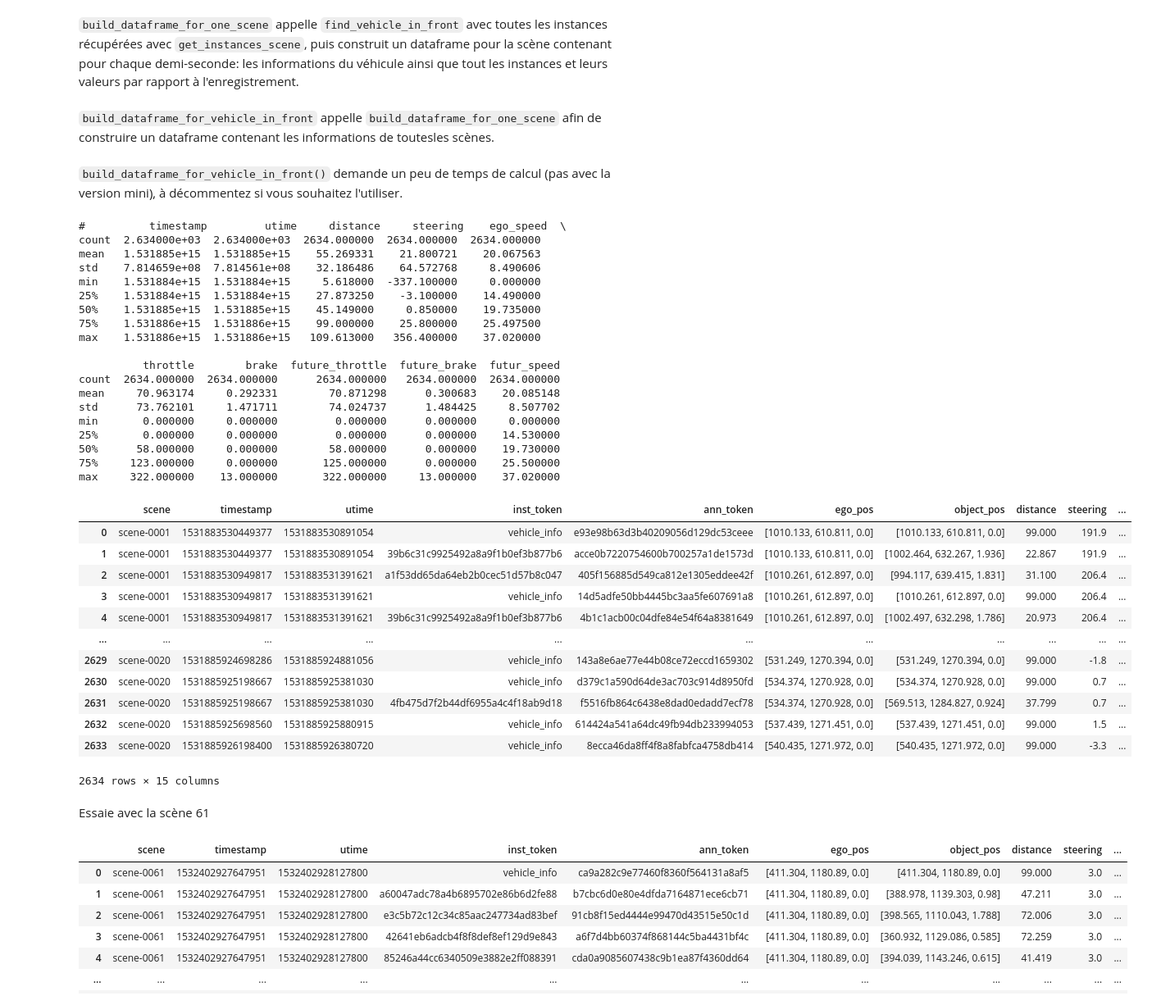
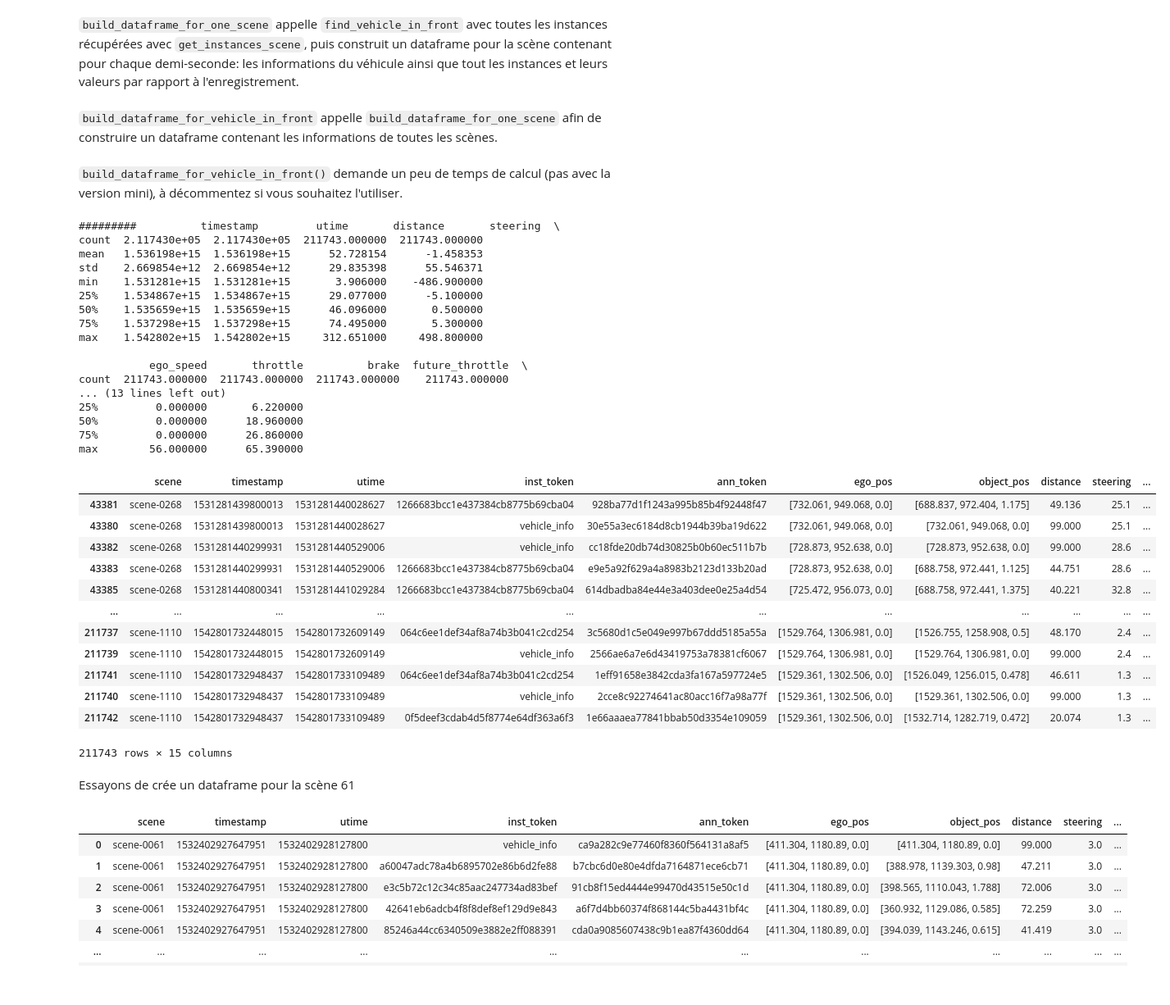
Before and after one commit to AlexandreFiche/machine_learning_for_autonomous_driving, a Jupyter notebook: nuscenes_prediction_acceleration_freinage.ipynb, the cells around one changed output. Shown: that part at 82% size. Cells and saved outputs as stored; diff of their text form; code cells hidden in the pictures.

```diff
--- a/nuscenes_prediction_acceleration_freinage.ipynb
+++ b/nuscenes_prediction_acceleration_freinage.ipynb
@@ -71,5 +77,5 @@ On regarde ce qu'il y a dans le dernier token de la scène. On peut voir les dif
 # %%
-sample = nusc.get('sample',scene_test['last_sample_token'])
+sample = nusc.get('sample',scene_test['first_sample_token'])
 ann = sample['anns'][1]
 ann_meta = nusc.get('sample_annotation', ann)
 #nusc.list_sample(sample['token'])
@@ -98,7 +104,7 @@ On liste les diffétentes annotations qui sont des véhicules, et on fait un ren
 liste_vehicle = []
 for at in sample['anns']:
     meta_data = nusc.get('sample_annotation',at)
-    if meta_data['category_name'] == 'vehicle.car':
+    if  'vehicle' in meta_data['category_name']:
         liste_vehicle += [meta_data]
         print(meta_data,'\n')
 nusc.render_annotation("bc3180b07f8e4a728f504ded654df56f")
@@ -324,7 +337,7 @@ def build_dataframe_for_one_scene(s,affichage):
             list_rows += res
     return pd.DataFrame.from_dict(list_rows).sort_values(by='timestamp').reset_index(drop=True)
 # %% [markdown]
-`build_dataframe_for_vehicle_in_front` appelle `build_dataframe_for_one_scene` afin de construire un dataframe contenant les informations de toutesles scènes.
+`build_dataframe_for_vehicle_in_front` appelle `build_dataframe_for_one_scene` afin de construire un dataframe contenant les informations de toutes les scènes.
 # %%
 # Renvoie un dataframe contenant les données de toutes les instances de toutes les scenes
 def build_dataframe_for_vehicle_in_front():
@@ -332,7 +345,7 @@ def build_dataframe_for_vehicle_in_front():
     list_rows = []
     first = True
     i = 0
-    for s in scenes[:20]:
+    for s in scenes:
         if s['name'] not in blacklist and s['name']  not in ["scene-0003","scene-0419"]:
             #print(s['name'])
             if i % 100 == 0:
@@ -349,45 +362,43 @@ def build_dataframe_for_vehicle_in_front():
 # %% [markdown]
 `build_dataframe_for_vehicle_in_front()` demande un peu de temps de calcul (pas avec la version mini), à décommentez si vous souhaitez l'utiliser.
 # %%
-#df_vehicle = build_dataframe_for_vehicle_in_front()
-#df_vehicle = df_vehicle.sort_values(by=['timestamp'])
-#display(df_vehicle)
-#df_vehicle.to_csv(path_or_buf="./data/vehicle_data1707.csv",index=False)
+df_vehicle = build_dataframe_for_vehicle_in_front()
+df_vehicle = df_vehicle.sort_values(by=['timestamp'])
+display(df_vehicle)
+df_vehicle.to_csv(path_or_buf="./data/vehicle_data2407_final_test.csv",index=False)
 # %% [output]
-#          timestamp         utime     distance     steering    ego_speed  \
-count  2.634000e+03  2.634000e+03  2634.000000  2634.000000  2634.000000
-mean   1.531885e+15  1.531885e+15    55.269331    21.800721    20.067563
-std    7.814659e+08  7.814561e+08    32.186486    64.572768     8.490606
-min    1.531884e+15  1.531884e+15     5.618000  -337.100000     0.000000
-25%    1.531884e+15  1.531884e+15    27.873250    -3.100000    14.490000
-50%    1.531885e+15  1.531885e+15    45.149000     0.850000    19.735000
-75%    1.531886e+15  1.531886e+15    99.000000    25.800000    25.497500
-max    1.531886e+15  1.531886e+15   109.613000   356.400000    37.020000
+#########          timestamp         utime       distance       steering  \
+count  2.117430e+05  2.117430e+05  211743.000000  211743.000000
+mean   1.536198e+15  1.536198e+15      52.728154      -1.458353
+std    2.669854e+12  2.669854e+12      29.835398      55.546371
+min    1.531281e+15  1.531281e+15       3.906000    -486.900000
+25%    1.534867e+15  1.534867e+15      29.077000      -5.100000
+50%    1.535659e+15  1.535659e+15      46.096000       0.500000
+75%    1.537298e+15  1.537298e+15      74.495000       5.300000
+max    1.542802e+15  1.542802e+15     312.651000     498.800000
 
-          throttle        brake  future_throttle  future_brake  futur_speed
-count  2634.000000  2634.000000      2634.000000   2634.000000  2634.000000
-mean     70.963174     0.292331        70.871298      0.300683    20.085148
-std      73.762101     1.471711        74.024737      1.484425     8.507702
-min       0.000000     0.000000         0.000000      0.000000     0.000000
-25%       0.000000     0.000000         0.000000      0.000000    14.530000
-50%      58.000000     0.000000        58.000000      0.000000    19.730000
-75%     123.000000     0.000000       125.000000      0.000000    25.500000
-max     322.000000    13.000000       322.000000     13.000000    37.020000
+           ego_speed       throttle          brake  future_throttle  \
+count  211743.000000  211743.000000  211743.000000    211743.000000
+... (13 lines left out)
+25%         0.000000       6.220000
+50%         0.000000      18.960000
+75%         0.000000      26.860000
+max        56.000000      65.390000
 |  | scene | timestamp | utime | inst_token | ann_token | ego_pos | object_pos | distance | steering | ... |
-| 0 | scene-0001 | 1531883530449377 | 1531883530891054 | vehicle_info | e93e98b63d3b40209056d129dc53ceee | [1010.133, 610.811, 0.0] | [1010.133, 610.811, 0.0] | 99.000 | 191.9 | ... |
-| 1 | scene-0001 | 1531883530449377 | 1531883530891054 | 39b6c31c9925492a8a9f1b0ef3b877b6 | acce0b7220754600b700257a1de1573d | [1010.133, 610.811, 0.0] | [1002.464, 632.267, 1.936] | 22.867 | 191.9 | ... |
-| 2 | scene-0001 | 1531883530949817 | 1531883531391621 | a1f53dd65da64eb2b0cec51d57b8c047 | 405f156885d549ca812e1305eddee42f | [1010.261, 612.897, 0.0] | [994.117, 639.415, 1.831] | 31.100 | 206.4 | ... |
-| 3 | scene-0001 | 1531883530949817 | 1531883531391621 | vehicle_info | 14d5adfe50bb4445bc3aa5fe607691a8 | [1010.261, 612.897, 0.0] | [1010.261, 612.897, 0.0] | 99.000 | 206.4 | ... |
-| 4 | scene-0001 | 1531883530949817 | 1531883531391621 | 39b6c31c9925492a8a9f1b0ef3b877b6 | 4b1c1acb00c04dfe84e54f64a8381649 | [1010.261, 612.897, 0.0] | [1002.497, 632.298, 1.786] | 20.973 | 206.4 | ... |
+| 43381 | scene-0268 | 1531281439800013 | 1531281440028627 | 1266683bcc1e437384cb8775b69cba04 | 928ba77d1f1243a995b85b4f92448f47 | [732.061, 949.068, 0.0] | [688.837, 972.404, 1.175] | 49.136 | 25.1 | ... |
+| 43380 | scene-0268 | 1531281439800013 | 1531281440028627 | vehicle_info | 30e55a3ec6184d8cb1944b39ba19d622 | [732.061, 949.068, 0.0] | [732.061, 949.068, 0.0] | 99.000 | 25.1 | ... |
+| 43382 | scene-0268 | 1531281440299931 | 1531281440529006 | vehicle_info | cc18fde20db74d30825b0b60ec511b7b | [728.873, 952.638, 0.0] | [728.873, 952.638, 0.0] | 99.000 | 28.6 | ... |
+| 43383 | scene-0268 | 1531281440299931 | 1531281440529006 | 1266683bcc1e437384cb8775b69cba04 | e9e5a92f629a4a8983b2123d133b20ad | [728.873, 952.638, 0.0] | [688.758, 972.441, 1.125] | 44.751 | 28.6 | ... |
+| 43385 | scene-0268 | 1531281440800341 | 1531281441029284 | 1266683bcc1e437384cb8775b69cba04 | 614dbadba84e44e3a403dee0e25a4d54 | [725.472, 956.073, 0.0] | [688.758, 972.441, 1.375] | 40.221 | 32.8 | ... |
 | ... | ... | ... | ... | ... | ... | ... | ... | ... | ... | ... |
-| 2629 | scene-0020 | 1531885924698286 | 1531885924881056 | vehicle_info | 143a8e6ae77e44b08ce72eccd1659302 | [531.249, 1270.394, 0.0] | [531.249, 1270.394, 0.0] | 99.000 | -1.8 | ... |
-| 2630 | scene-0020 | 1531885925198667 | 1531885925381030 | vehicle_info | d379c1a590d64de3ac703c914d8950fd | [534.374, 1270.928, 0.0] | [534.374, 1270.928, 0.0] | 99.000 | 0.7 | ... |
-| 2631 | scene-0020 | 1531885925198667 | 1531885925381030 | 4fb475d7f2b44df6955a4c4f18ab9d18 | f5516fb864c6438e8dad0edadd7ecf78 | [534.374, 1270.928, 0.0] | [569.513, 1284.827, 0.924] | 37.799 | 0.7 | ... |
-| 2632 | scene-0020 | 1531885925698560 | 1531885925880915 | vehicle_info | 614424a541a64dc49fb94db233994053 | [537.439, 1271.451, 0.0] | [537.439, 1271.451, 0.0] | 99.000 | 1.5 | ... |
-| 2633 | scene-0020 | 1531885926198400 | 1531885926380720 | vehicle_info | 8ecca46da8ff4f8a8fabfca4758db414 | [540.435, 1271.972, 0.0] | [540.435, 1271.972, 0.0] | 99.000 | -3.3 | ... |
+| 211737 | scene-1110 | 1542801732448015 | 1542801732609149 | 064c6ee1def34af8a74b3b041c2cd254 | 3c5680d1c5e049e997b67ddd5185a55a | [1529.764, 1306.981, 0.0] | [1526.755, 1258.908, 0.5] | 48.170 | 2.4 | ... |
+| 211739 | scene-1110 | 1542801732448015 | 1542801732609149 | vehicle_info | 2566ae6a7e6d43419753a78381cf6067 | [1529.764, 1306.981, 0.0] | [1529.764, 1306.981, 0.0] | 99.000 | 2.4 | ... |
+| 211741 | scene-1110 | 1542801732948437 | 1542801733109489 | 064c6ee1def34af8a74b3b041c2cd254 | 1eff91658e3842cda3fa167a597724e5 | [1529.361, 1302.506, 0.0] | [1526.049, 1256.015, 0.478] | 46.611 | 1.3 | ... |
+| 211740 | scene-1110 | 1542801732948437 | 1542801733109489 | vehicle_info | 2cce8c92274641ac80acc16f7a98a77f | [1529.361, 1302.506, 0.0] | [1529.361, 1302.506, 0.0] | 99.000 | 1.3 | ... |
+| 211742 | scene-1110 | 1542801732948437 | 1542801733109489 | 0f5deef3cdab4d5f8774e64df363a6f3 | 1e66aaaea77841bbab50d3354e109059 | [1529.361, 1302.506, 0.0] | [1532.714, 1282.719, 0.472] | 20.074 | 1.3 | ... |
-2634 rows × 15 columns
+211743 rows × 15 columns
-# %% [markdown]
-Essaie avec la scène 61
+# %% [markdown]
+Essayons de crée un dataframe pour la scène 61
 # %%
 scene_name = 'scene-0061'
 my_scene_token = nusc.field2token('scene', 'name', scene_name)[0]
```
Also changed, not shown: parts of 57 cells of this notebook, 9 other files.
